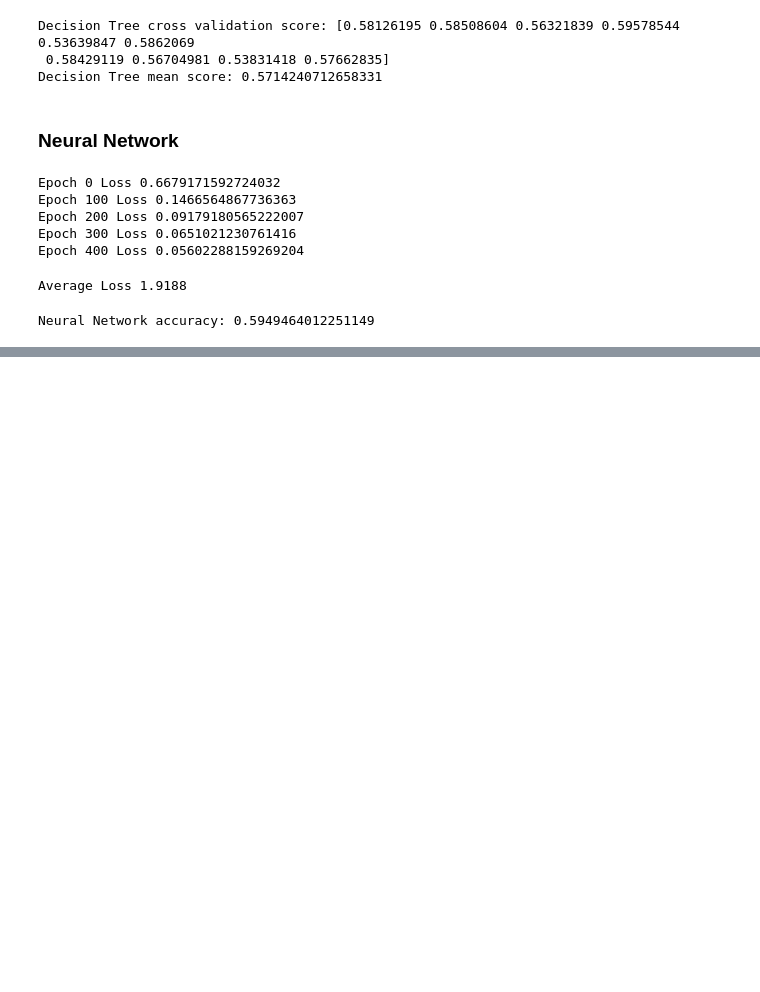
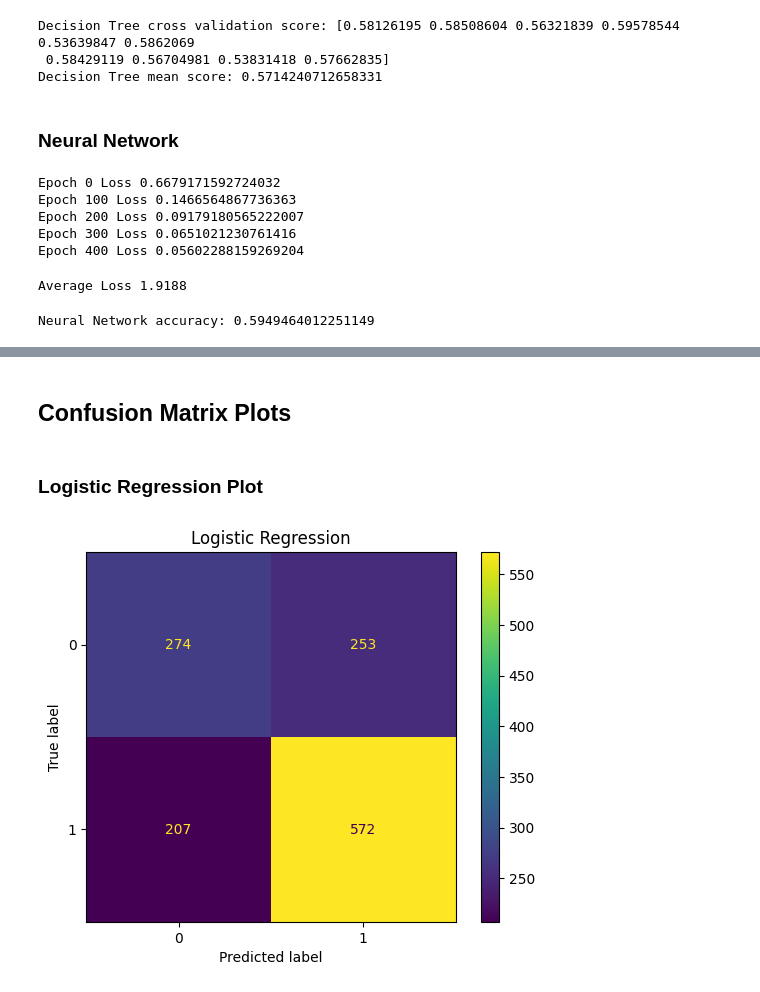
Before and after one commit to shahintaesheikh/UFC-ML-Notebook, a Jupyter notebook: ufc-predict.ipynb, the cells around one changed output, grey strips where cells are left out. Drawn from its saved outputs; the diff is of its cells as text; code cells hidden in the pictures; blank space fills up the shorter version.

Commit message:
Finished🚀 Created confusion matrix for viable models

```diff
--- a/ufc-predict.ipynb
+++ b/ufc-predict.ipynb
@@ -327,0 +342,2 @@ scores
+# %% [markdown]
+## Confusion Matrix Plots
@@ -327,0 +346,11 @@ scores
+# %% [markdown]
+### Logistic Regression Plot
+# %%
+y_pred_lr = lr.predict(x_test)
+cm_lr = confusion_matrix(y_test, y_pred_lr)
+disp_lr = ConfusionMatrixDisplay(confusion_matrix=cm_lr)
+disp_lr.plot()
+disp_lr.ax_.set_title('Logistic Regression')
+plt.show()
+# %% [output]
+[figure, added]
```
Also changed, not shown: parts of 6 cells of this notebook.
